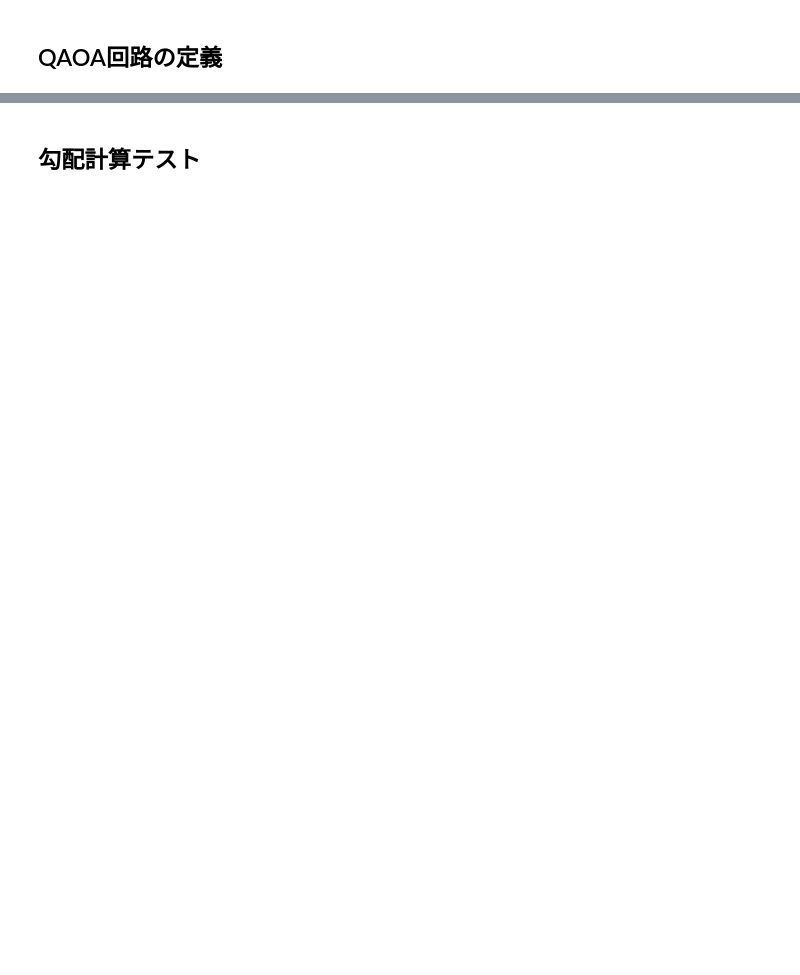
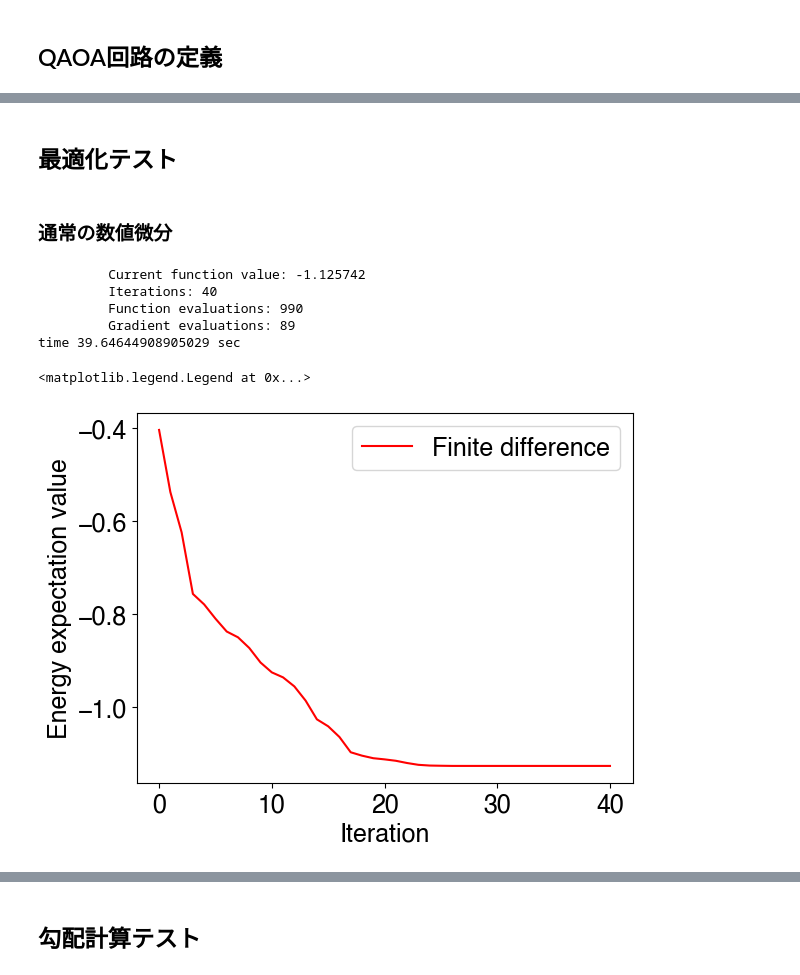
Before and after one commit to yuichiro-nakano/data_for_qaoa-made-mcmc, a Jupyter notebook: notebooks/20240620_backprop_qaoa_test.ipynb, the cells around one changed output, grey strips where cells are left out. Saved outputs shown, nothing was run; the diff lists cells and outputs as text; code cells hidden in the pictures; blank space fills up the shorter version.

```diff
--- a/notebooks/20240620_backprop_qaoa_test.ipynb
+++ b/notebooks/20240620_backprop_qaoa_test.ipynb
@@ -29,0 +128,11 @@ rng = np.random.default_rng(seed)
+# %%
+n_qubits = 15
+instance = Ising_model(n_qubits, seed, type='SK')
+prob_hamiltonian = instance.get_hamiltonian()
+mixer_hamiltonian = qaoa.generate_X_mixer(n_qubits)
+
+n_layers = 5
+backprop_circuit = QAOA_ansatz_backprop(prob_hamiltonian, mixer_hamiltonian, n_layers)
+
+print(backprop_circuit.get_qulacs_circuit())
+#qvis.circuit_drawer(backprop_circuit.get_qulacs_circuit(), output_method='mpl')
@@ -29,0 +151,45 @@ rng = np.random.default_rng(seed)
+# %% [markdown]
+## 最適化テスト
+# %%
+def cost_QAOA_backprop(prob_hamiltonian, ansatz, para):
+    n_qubits = ansatz.get_qubit_count()
+
+    # apply QAOA ansatz
+    ansatz.set_parameter(para)
+    state = ansatz.run_circuit()
+    cost_val = prob_hamiltonian.get_expectation_value(state)
+
+    return cost_val
+
+def cost(para):
+	return cost_QAOA_backprop(prob_hamiltonian, backprop_circuit, para)
+
+init_para = [rng.uniform(0, 2*np.pi) for i in range(backprop_circuit.get_parameter_count())]
+# %% [markdown]
+### 通常の数値微分
+# %%
+cost_history = []
+cost_history.append(cost(init_para))
+method = "BFGS"
+options = {"disp": True, "maxiter": 200, "gtol": 1e-6}
+
+st_time = time.time()
+opt = scipy.optimize.minimize(cost, init_para,
+                              method=method,
+                              callback=lambda x: cost_history.append(cost(x)),
+                              options=options)
+print("time",time.time()-st_time,"sec")
+
+plt.rcParams["font.size"] = 18
+plt.plot(cost_history, color="red", label="Finite difference")
+plt.xlabel("Iteration")
+plt.ylabel("Energy expectation value")
+plt.legend()
+# %% [output]
+         Current function value: -1.125742
+         Iterations: 40
+         Function evaluations: 990
+         Gradient evaluations: 89
+time 39.64644908905029 sec
+<matplotlib.legend.Legend at 0x...>
+[figure, added]
```
Also changed, not shown: parts of 10 cells of this notebook, 1 other file.
